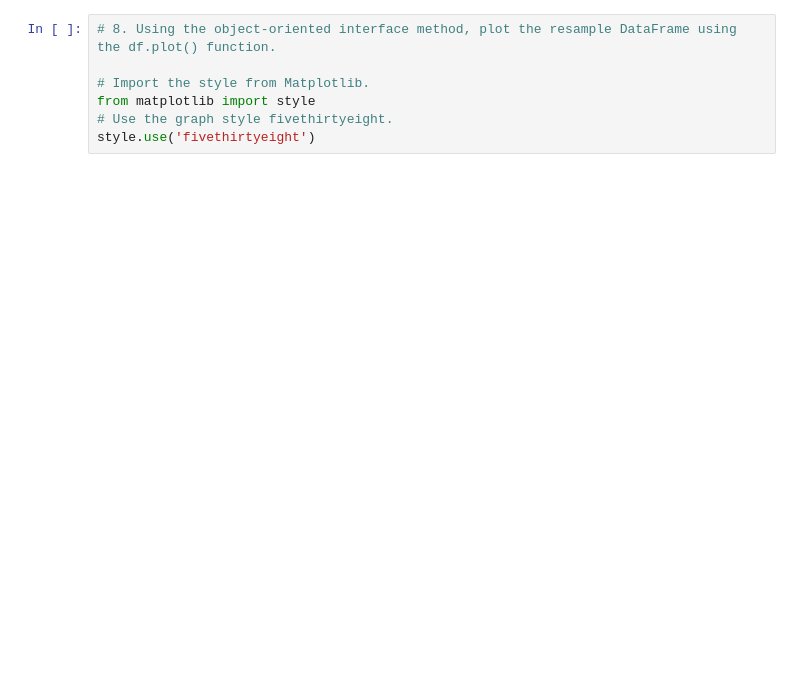
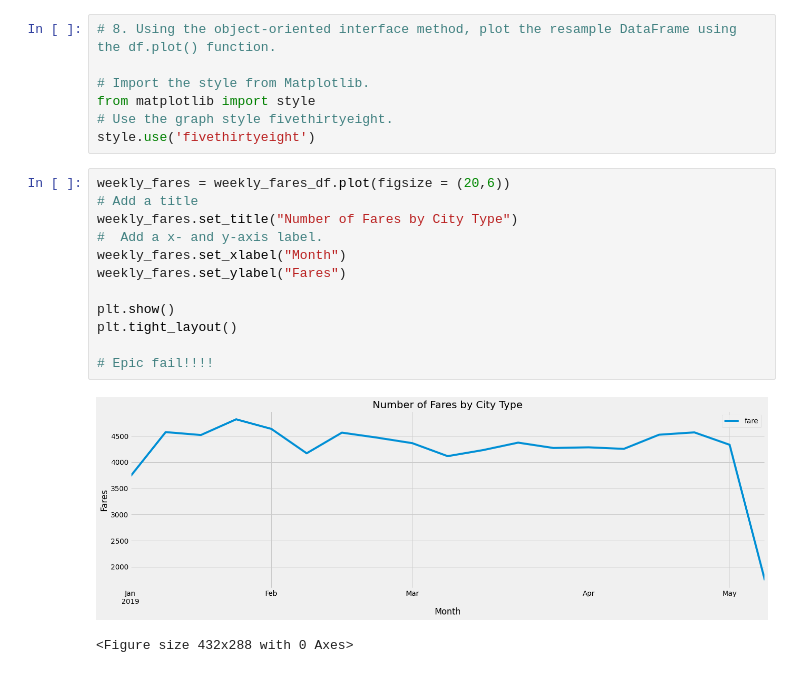
Before and after one commit to lnharvin/pyber_analysis, a Jupyter notebook: PyBer_Challenge.ipynb, the cells around one changed output. Drawn from its saved outputs; the diff is of its cells as text; blank space fills up the shorter version.

Commit message:
line chart is incorrect

```diff
--- a/PyBer_Challenge.ipynb
+++ b/PyBer_Challenge.ipynb
@@ -180,3 +406,18 @@ pyber_summary_df
 from matplotlib import style
 # Use the graph style fivethirtyeight.
 style.use('fivethirtyeight')
+# %%
+weekly_fares = weekly_fares_df.plot(figsize = (20,6))
+# Add a title
+weekly_fares.set_title("Number of Fares by City Type")
+#  Add a x- and y-axis label.
+weekly_fares.set_xlabel("Month")
+weekly_fares.set_ylabel("Fares")
+
+plt.show()
+plt.tight_layout()
+
+# Epic fail!!!!
+# %% [output]
+[figure, added]
+<Figure size 432x288 with 0 Axes>
```
Also changed, not shown: parts of 21 cells of this notebook.
